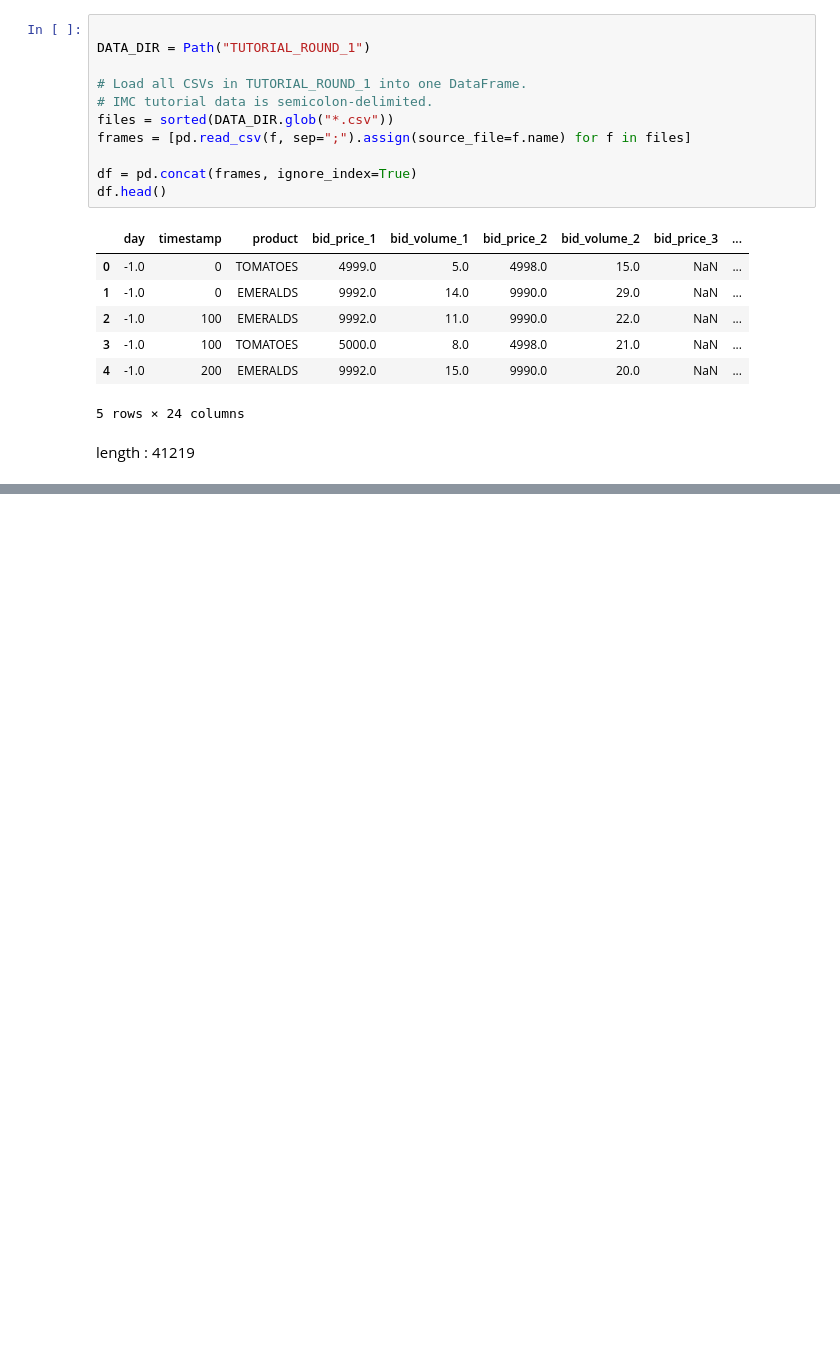
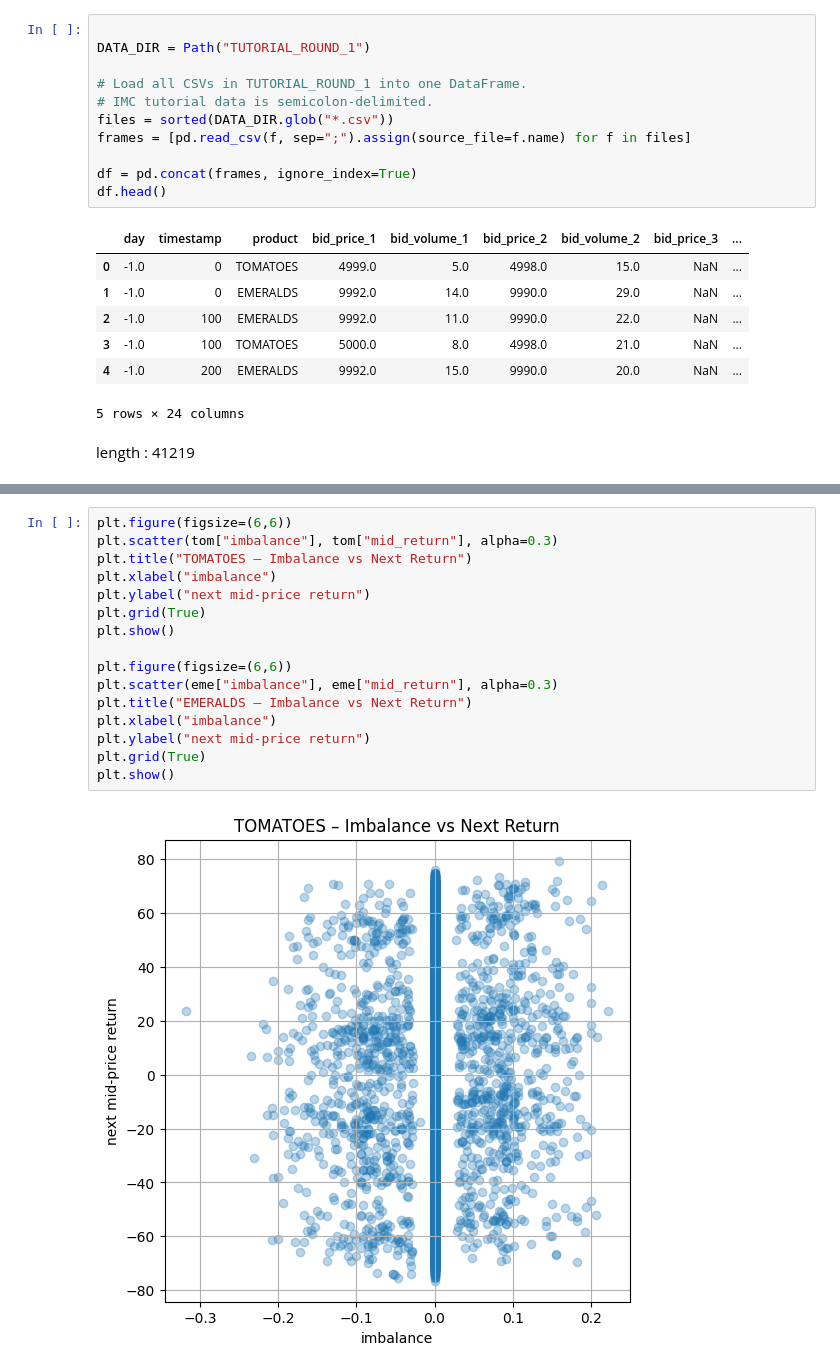
Before and after one commit to dzhan111/imc-prosperity, a Jupyter notebook: eda-tutorial.ipynb, the cells around one changed output, grey strips where cells are left out. Cells and saved outputs as stored; diff of their text form; blank space fills up the shorter version.

```diff
--- a/eda-tutorial.ipynb
+++ b/eda-tutorial.ipynb
@@ -38,0 +123,18 @@ Name: timestamp, Length: 41219, dtype: int64
+# %%
+plt.figure(figsize=(6,6))
+plt.scatter(tom["imbalance"], tom["mid_return"], alpha=0.3)
+plt.title("TOMATOES – Imbalance vs Next Return")
+plt.xlabel("imbalance")
+plt.ylabel("next mid-price return")
+plt.grid(True)
+plt.show()
+
+plt.figure(figsize=(6,6))
+plt.scatter(eme["imbalance"], eme["mid_return"], alpha=0.3)
+plt.title("EMERALDS – Imbalance vs Next Return")
+plt.xlabel("imbalance")
+plt.ylabel("next mid-price return")
+plt.grid(True)
+plt.show()
+# %% [output]
+[figure, added]
```
Also changed, not shown: parts of 9 cells of this notebook, 5 other files.
